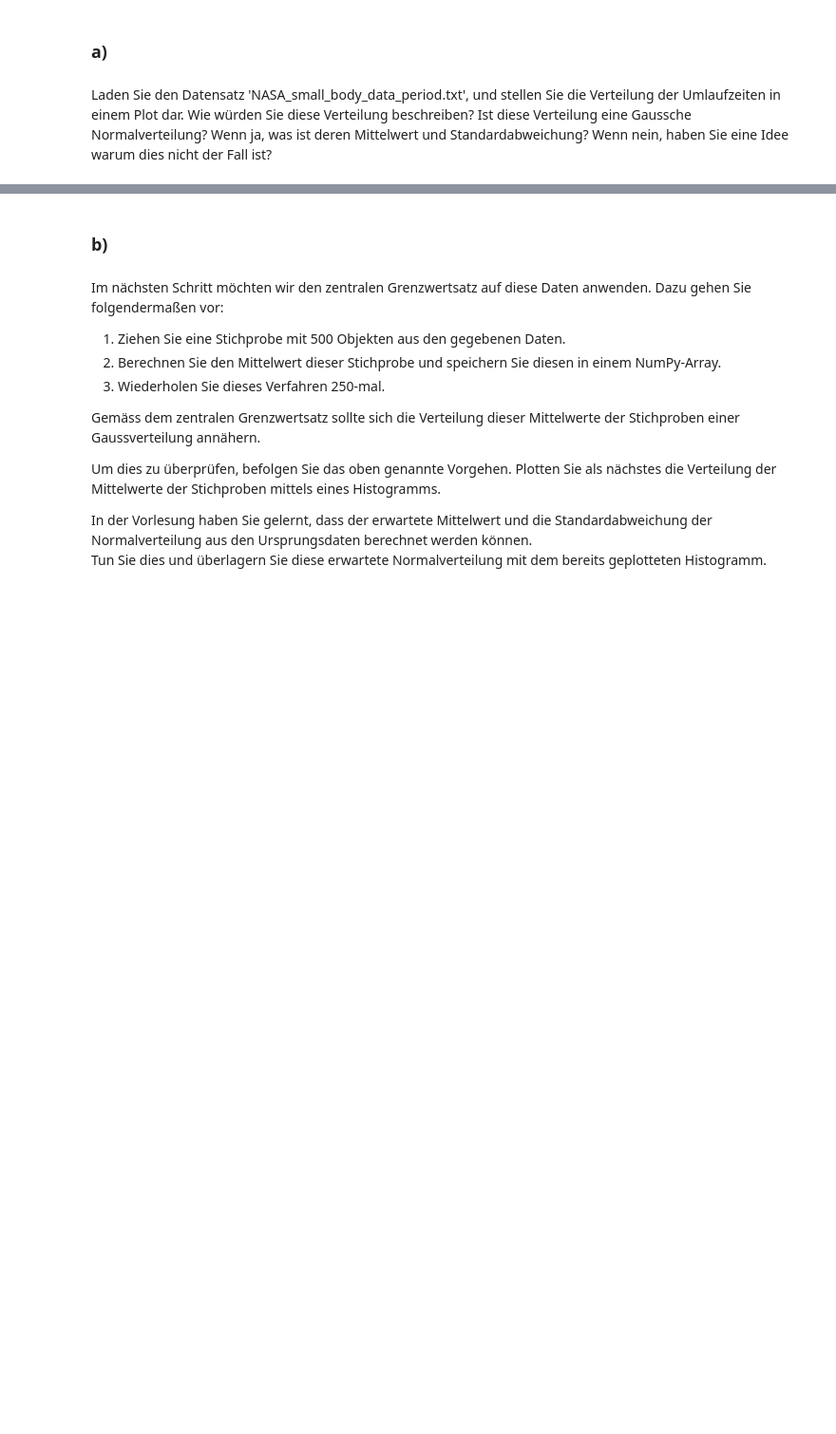
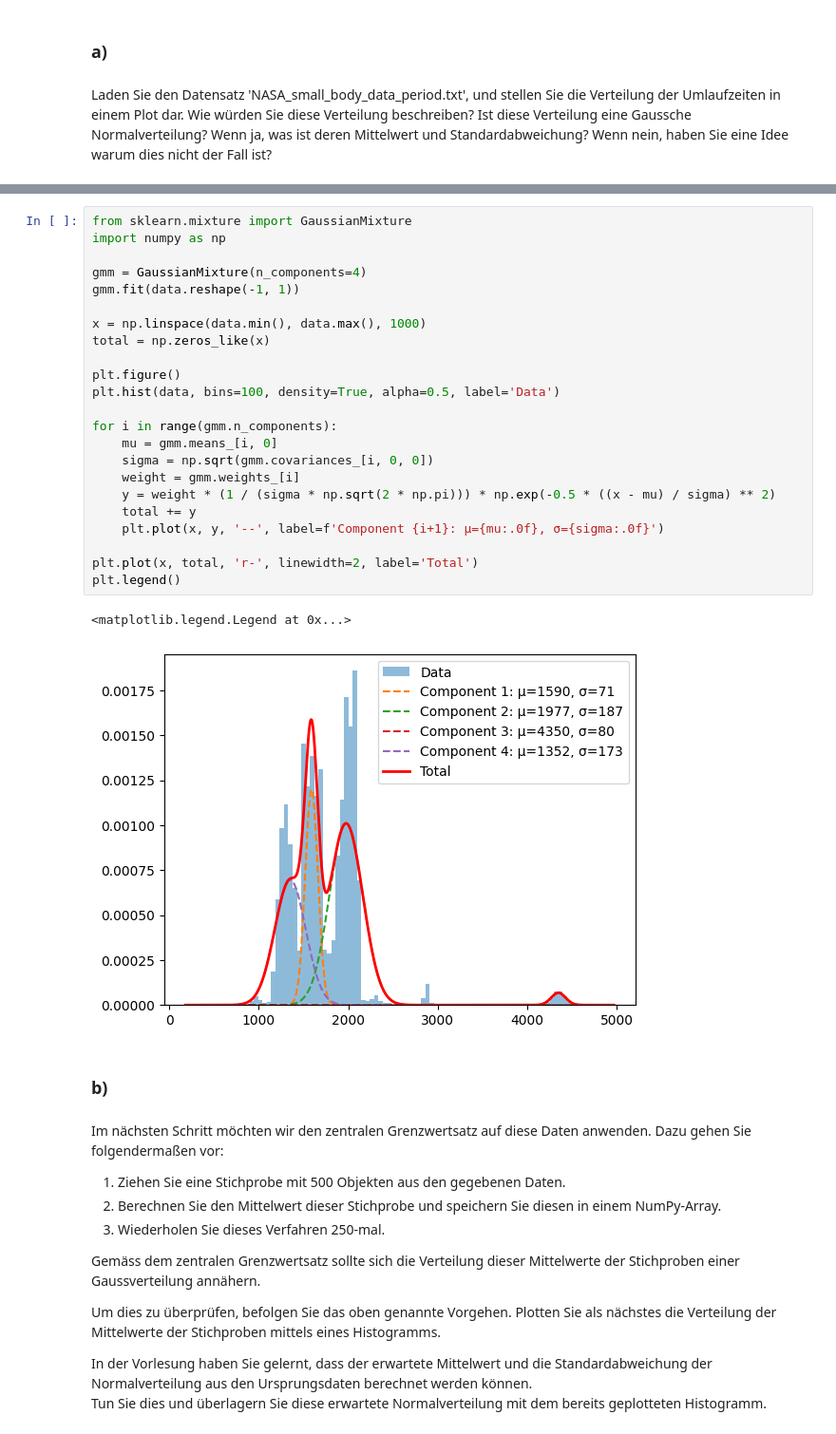
Before and after one commit to LucasWinter73/ETH-Data-Analysis, a Jupyter notebook: Jupiter notebooks/Ex09/Normalverteilung und zentraler Grenzwertsatz.ipynb, the cells around one changed output, grey strips where cells are left out. Shown at 95% size. Drawn from its saved outputs; the diff is of its cells as text; blank space fills up the shorter version.

```diff
--- a/Jupiter notebooks/Ex09/Normalverteilung und zentraler Grenzwertsatz.ipynb
+++ b/Jupiter notebooks/Ex09/Normalverteilung und zentraler Grenzwertsatz.ipynb
@@ -117,3 +103,29 @@ Berechnete Auflösung: 29.873974892958397
+# %%
+from sklearn.mixture import GaussianMixture
+import numpy as np
+
+gmm = GaussianMixture(n_components=4)
+gmm.fit(data.reshape(-1, 1))
+
+x = np.linspace(data.min(), data.max(), 1000)
+total = np.zeros_like(x)
+
+plt.figure()
+plt.hist(data, bins=100, density=True, alpha=0.5, label='Data')
+
+for i in range(gmm.n_components):
+    mu = gmm.means_[i, 0]
+    sigma = np.sqrt(gmm.covariances_[i, 0, 0])
+    weight = gmm.weights_[i]
+    y = weight * (1 / (sigma * np.sqrt(2 * np.pi))) * np.exp(-0.5 * ((x - mu) / sigma) ** 2)
+    total += y
+    plt.plot(x, y, '--', label=f'Component {i+1}: μ={mu:.0f}, σ={sigma:.0f}')
+
+plt.plot(x, total, 'r-', linewidth=2, label='Total')
+plt.legend()
+# %% [output]
+<matplotlib.legend.Legend at 0x...>
+[figure, added]
 # %% [markdown]
 ### b)
 # %% [markdown]
```
Also changed, not shown: parts of 9 cells of this notebook, 27 other files.
